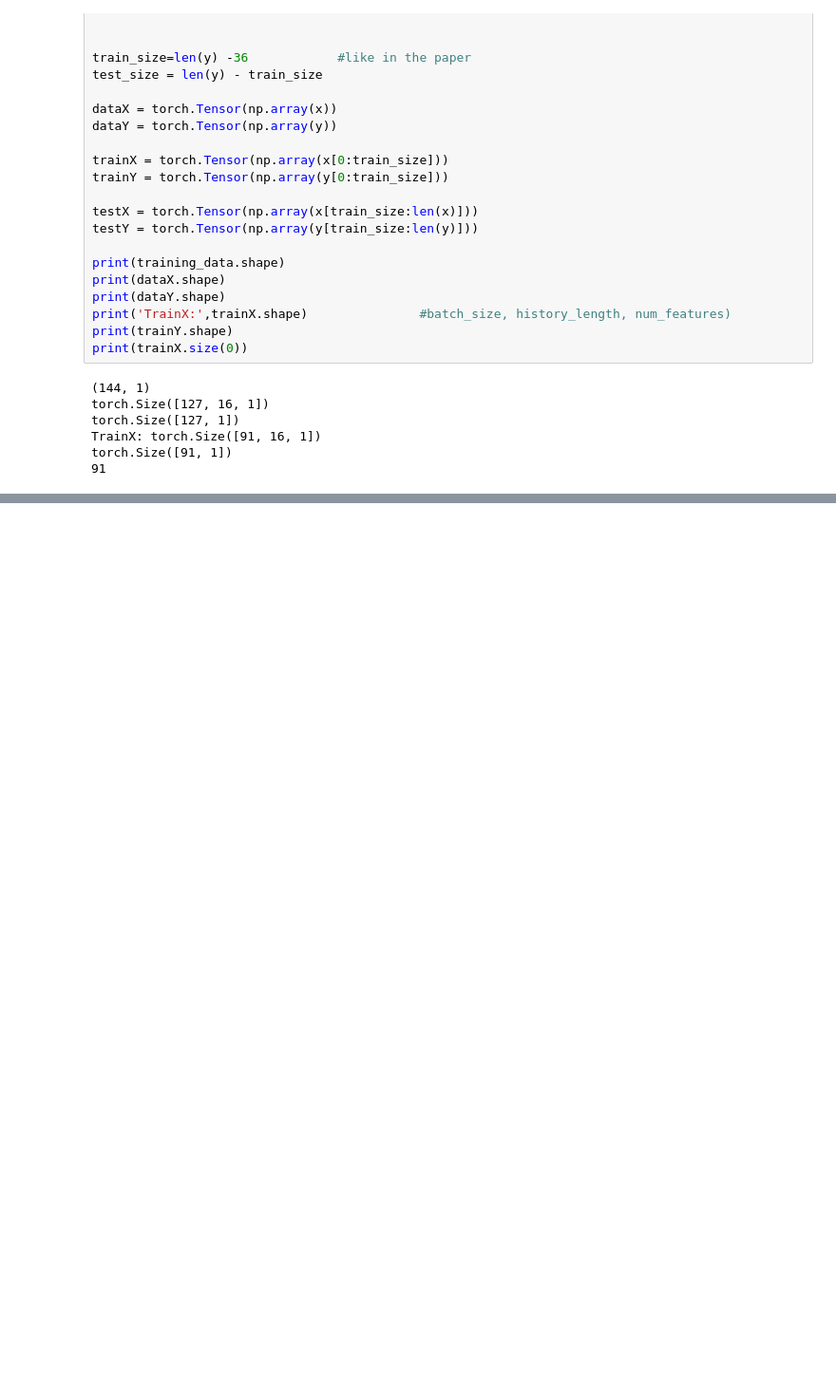
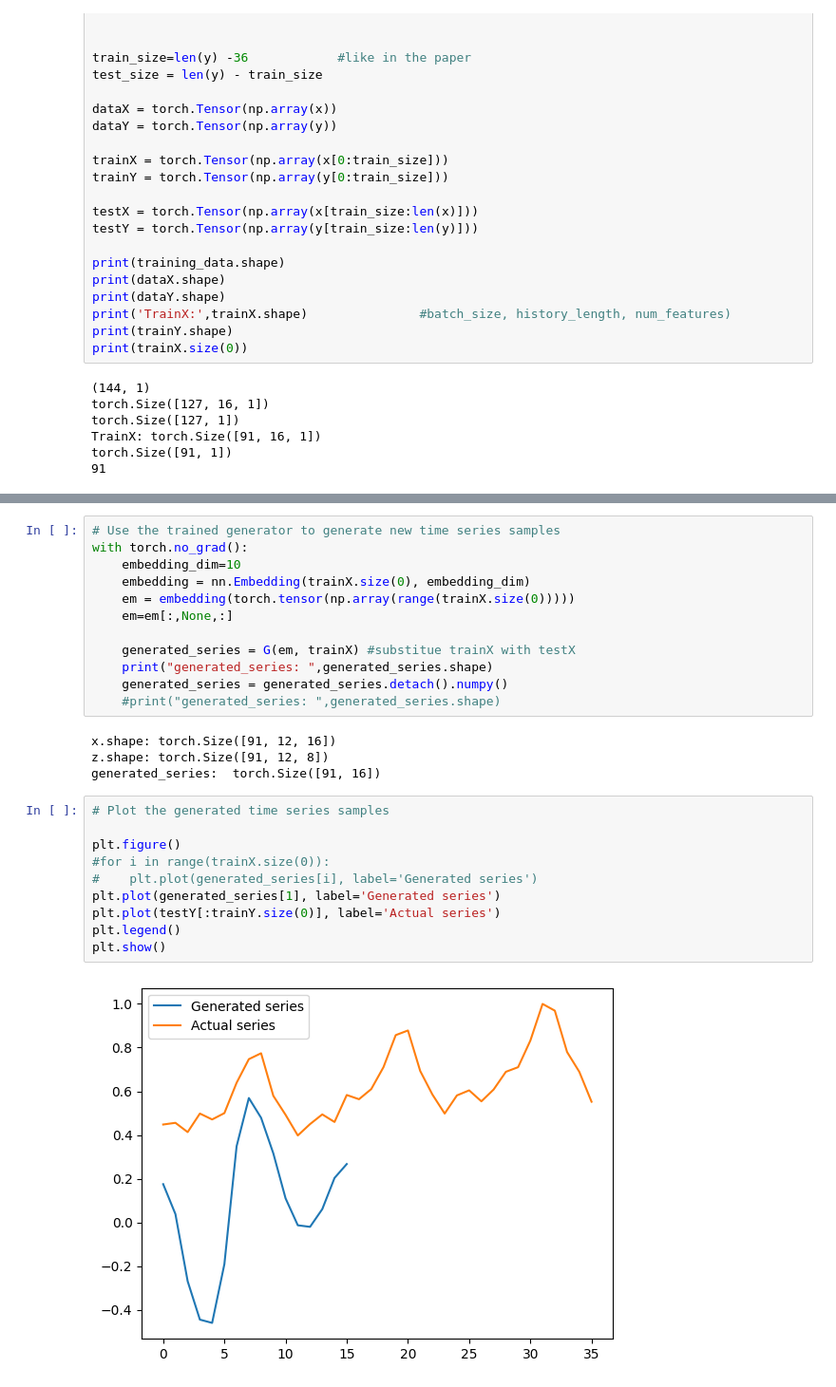
Before and after one commit to francomano/PSA-GAN, a Jupyter notebook: utils.ipynb, the cells around one changed output, grey strips where cells are left out. Shown at 95% size. Cells and saved outputs as stored; diff of their text form; blank space fills up the shorter version.

```diff
--- a/utils.ipynb
+++ b/utils.ipynb
@@ -95,0 +242,28 @@ torch.Size([91, 16])
+# %%
+# Use the trained generator to generate new time series samples
+with torch.no_grad():
+    embedding_dim=10
+    embedding = nn.Embedding(trainX.size(0), embedding_dim)
+    em = embedding(torch.tensor(np.array(range(trainX.size(0)))))
+    em=em[:,None,:]
+
+    generated_series = G(em, trainX) #substitue trainX with testX
+    print("generated_series: ",generated_series.shape)
+    generated_series = generated_series.detach().numpy()
+    #print("generated_series: ",generated_series.shape)
+# %% [output]
+x.shape: torch.Size([91, 12, 16])
+z.shape: torch.Size([91, 12, 8])
+generated_series:  torch.Size([91, 16])
+# %%
+# Plot the generated time series samples
+
+plt.figure()
+#for i in range(trainX.size(0)):
+#    plt.plot(generated_series[i], label='Generated series')
+plt.plot(generated_series[1], label='Generated series')
+plt.plot(testY[:trainY.size(0)], label='Actual series')
+plt.legend()
+plt.show()
+# %% [output]
+[figure, added]
```
Also changed, not shown: parts of 9 cells of this notebook, 2 other files.
